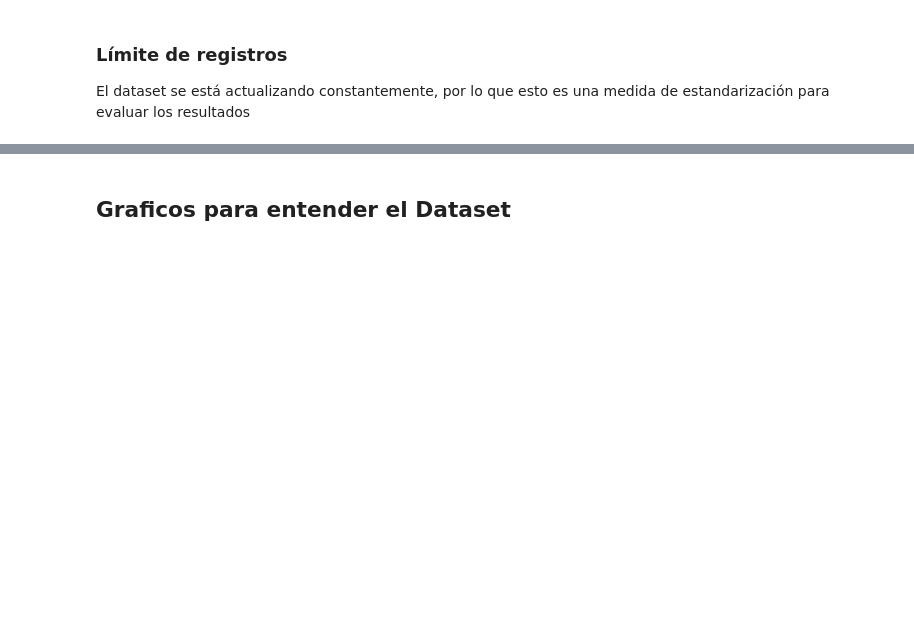
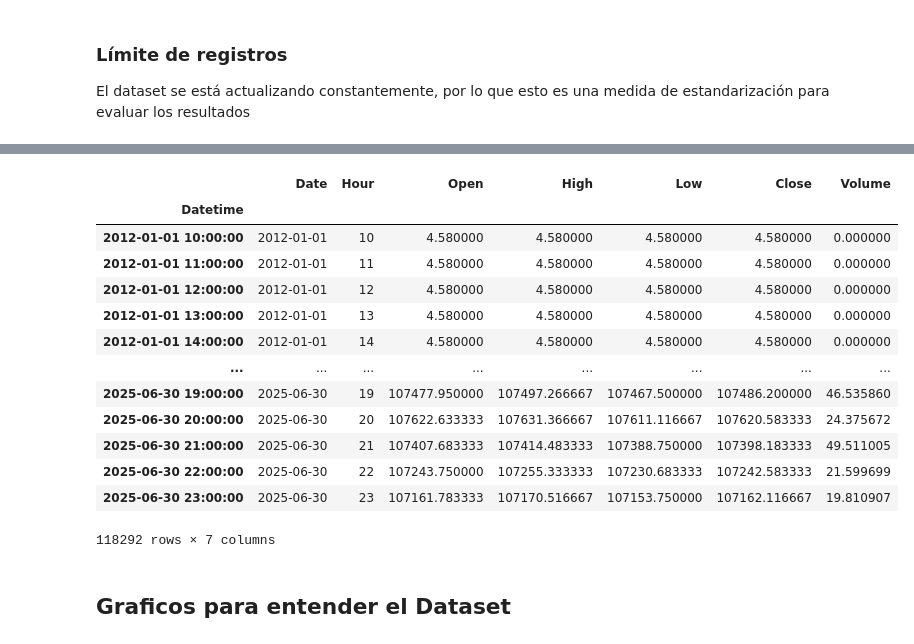
Before and after one commit to DavierGonz/ModeloPredictivoBitcoin, a Jupyter notebook: ModeloPredictivoBitcoin.ipynb, the cells around one changed output, grey strips where cells are left out. Cells and saved outputs as stored; diff of their text form; code cells hidden in the pictures; blank space fills up the shorter version.

Commit message:
feat: limpieza de dataframe y conversión a un modelo por hora-dia

```diff
--- a/ModeloPredictivoBitcoin.ipynb
+++ b/ModeloPredictivoBitcoin.ipynb
@@ -68,5 +142,6 @@ df.isnull().sum()
 # %%
 df["Datetime"] = pd.to_datetime(df["Timestamp"], unit="s")
 df["Date"] = df["Datetime"].dt.date
+df["Hour"] = df["Datetime"].dt.hour
 
 df.info()
@@ -87,3 +230,22 @@ df_diario
+# %%
+df_horario["Datetime"] = pd.to_datetime(df_horario["Date"]) + pd.to_timedelta(df_horario["Hour"], unit="h")
+df_horario.set_index("Datetime", inplace=True)
+df_horario
+# %% [output]
+|  | Date | Hour | Open | High | Low | Close | Volume |
+| Datetime |  |  |  |  |  |  |  |
+| 2012-01-01 10:00:00 | 2012-01-01 | 10 | 4.580000 | 4.580000 | 4.580000 | 4.580000 | 0.000000 |
+| 2012-01-01 11:00:00 | 2012-01-01 | 11 | 4.580000 | 4.580000 | 4.580000 | 4.580000 | 0.000000 |
+| 2012-01-01 12:00:00 | 2012-01-01 | 12 | 4.580000 | 4.580000 | 4.580000 | 4.580000 | 0.000000 |
+| 2012-01-01 13:00:00 | 2012-01-01 | 13 | 4.580000 | 4.580000 | 4.580000 | 4.580000 | 0.000000 |
+| 2012-01-01 14:00:00 | 2012-01-01 | 14 | 4.580000 | 4.580000 | 4.580000 | 4.580000 | 0.000000 |
+| ... | ... | ... | ... | ... | ... | ... | ... |
+| 2025-06-30 19:00:00 | 2025-06-30 | 19 | 107477.950000 | 107497.266667 | 107467.500000 | 107486.200000 | 46.535860 |
+| 2025-06-30 20:00:00 | 2025-06-30 | 20 | 107622.633333 | 107631.366667 | 107611.116667 | 107620.583333 | 24.375672 |
+| 2025-06-30 21:00:00 | 2025-06-30 | 21 | 107407.683333 | 107414.483333 | 107388.750000 | 107398.183333 | 49.511005 |
+| 2025-06-30 22:00:00 | 2025-06-30 | 22 | 107243.750000 | 107255.333333 | 107230.683333 | 107242.583333 | 21.599699 |
+| 2025-06-30 23:00:00 | 2025-06-30 | 23 | 107161.783333 | 107170.516667 | 107153.750000 | 107162.116667 | 19.810907 |
+118292 rows × 7 columns
 # %% [markdown]
 ## Graficos para entender el Dataset
 # %%
```
Also changed, not shown: parts of 19 cells of this notebook.
